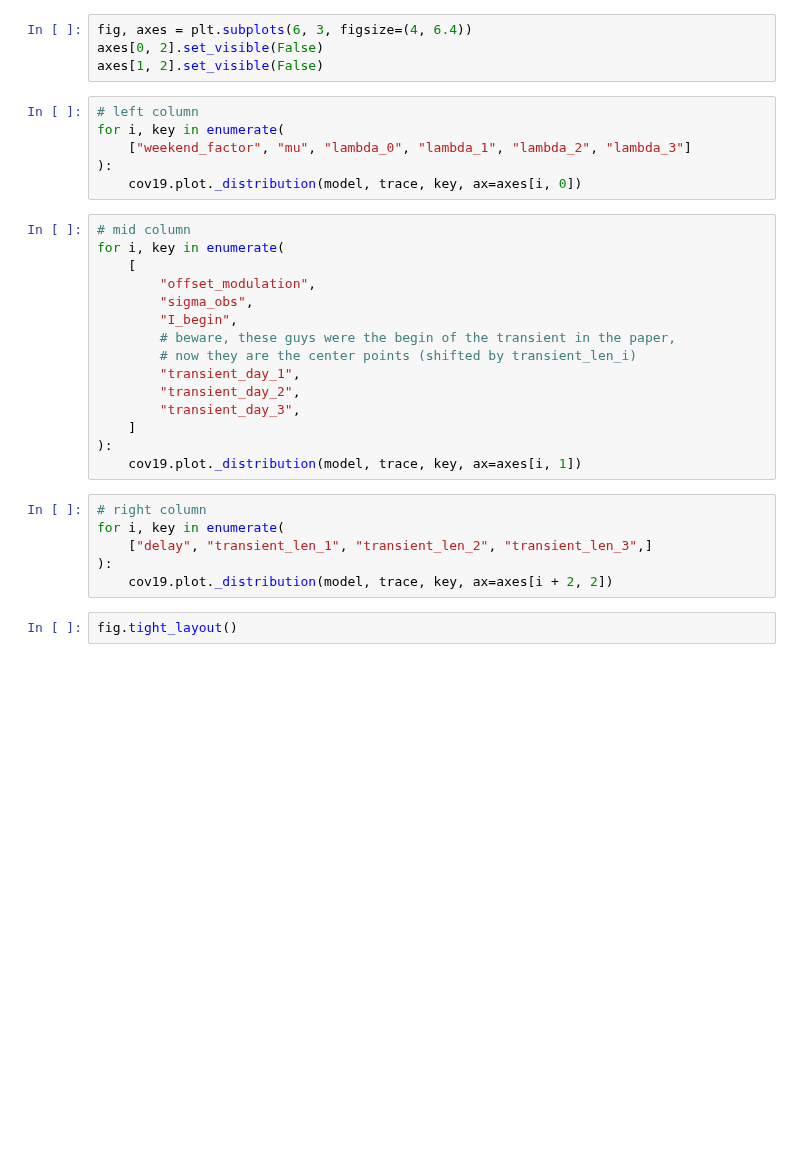
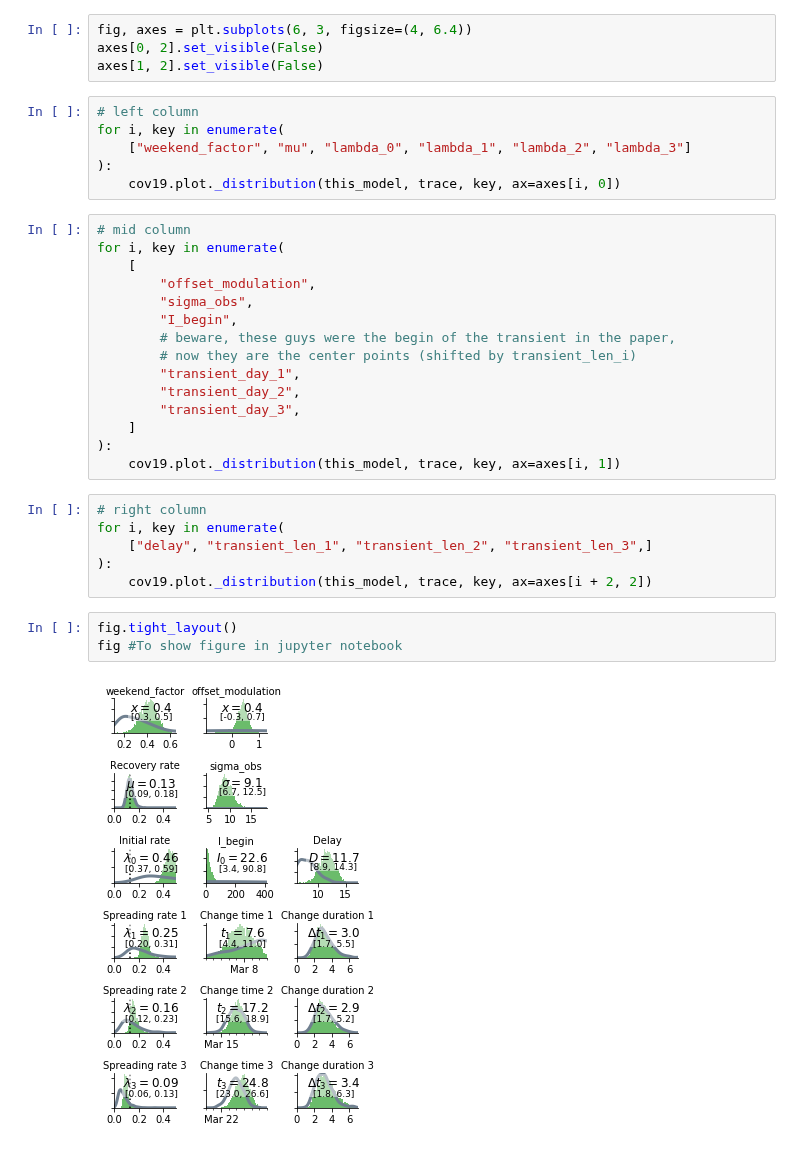
Before and after one commit to Priesemann-Group/covid19_inference, a Jupyter notebook: scripts/interactive/example_paper_scenarios.ipynb, the cells around one changed output. Cells and saved outputs as stored; diff of their text form; blank space fills up the shorter version.

```diff
--- a/scripts/interactive/example_paper_scenarios.ipynb
+++ b/scripts/interactive/example_paper_scenarios.ipynb
@@ -129,7 +153,7 @@ axes[1, 2].set_visible(False)
 for i, key in enumerate(
     ["weekend_factor", "mu", "lambda_0", "lambda_1", "lambda_2", "lambda_3"]
 ):
-    cov19.plot._distribution(model, trace, key, ax=axes[i, 0])
+    cov19.plot._distribution(this_model, trace, key, ax=axes[i, 0])
 # %%
 # mid column
 for i, key in enumerate(
@@ -144,12 +168,15 @@ for i, key in enumerate(
         "transient_day_3",
     ]
 ):
-    cov19.plot._distribution(model, trace, key, ax=axes[i, 1])
+    cov19.plot._distribution(this_model, trace, key, ax=axes[i, 1])
 # %%
 # right column
 for i, key in enumerate(
     ["delay", "transient_len_1", "transient_len_2", "transient_len_3",]
 ):
-    cov19.plot._distribution(model, trace, key, ax=axes[i + 2, 2])
+    cov19.plot._distribution(this_model, trace, key, ax=axes[i + 2, 2])
-# %%
-fig.tight_layout()
+# %%
+fig.tight_layout()
+fig #To show figure in jupyter notebook
+# %% [output]
+[figure, added]
```
Also changed, not shown: parts of 11 cells of this notebook, 6 other files.
